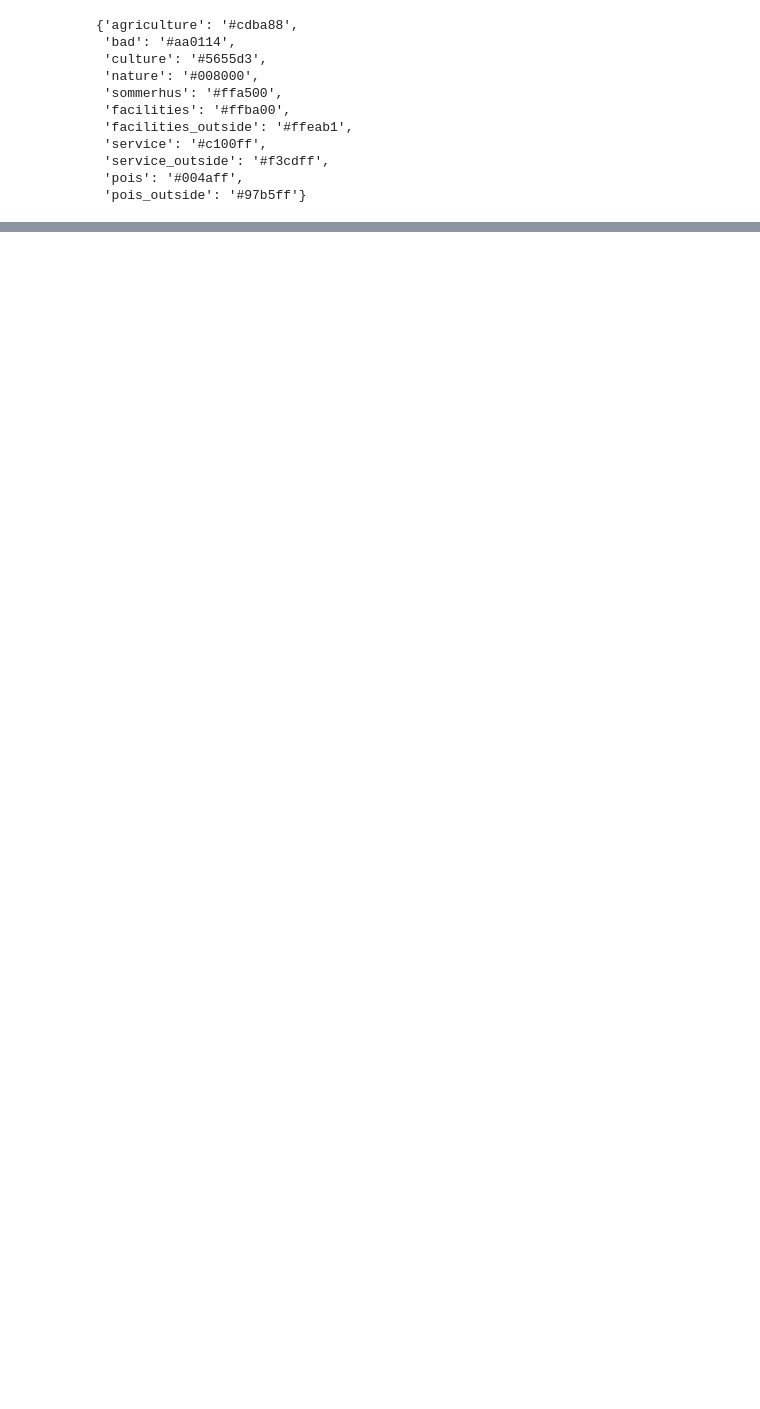
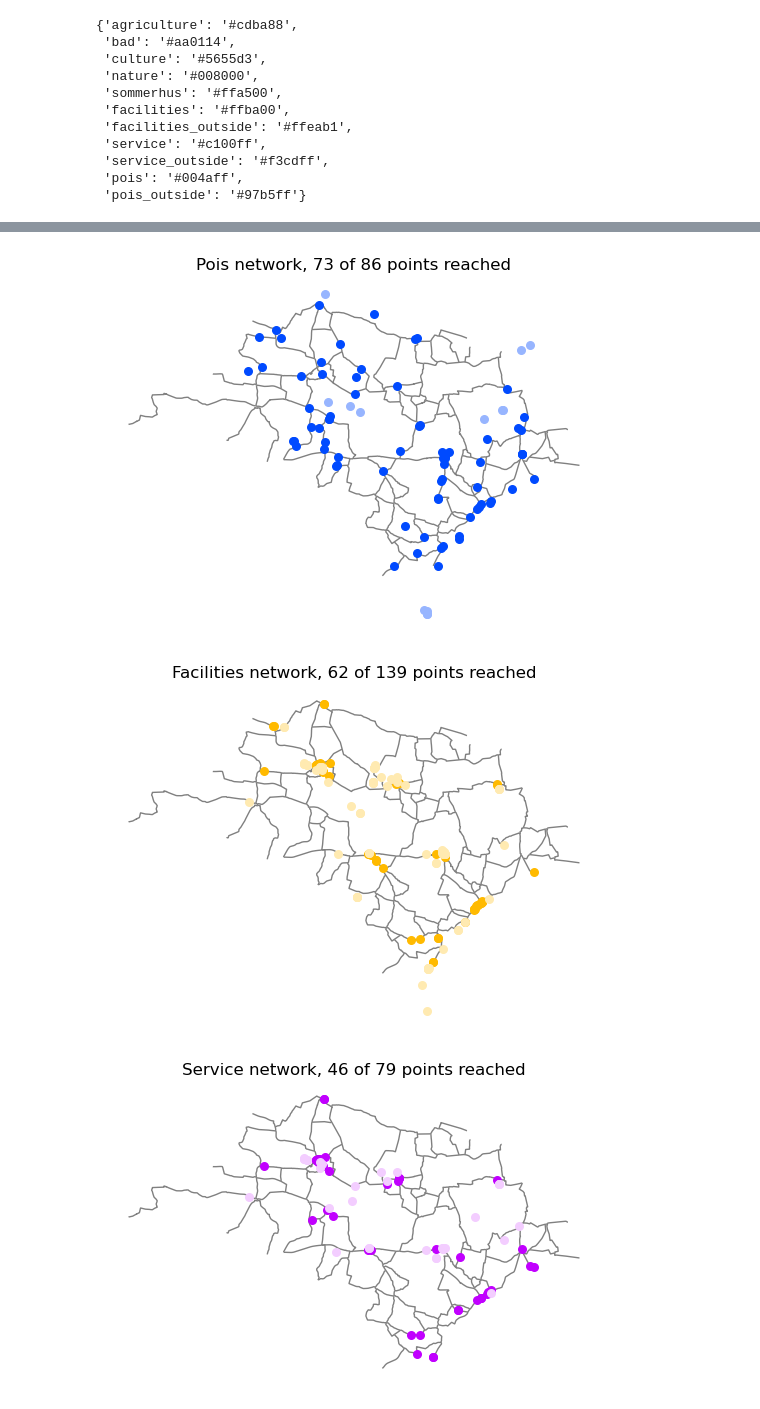
Before and after one commit to anastassiavybornova/knudepunkter, a Jupyter notebook: scripts/07_plot_network_statistics.ipynb, the cells around one changed output, grey strips where cells are left out. Saved outputs shown, nothing was run; the diff lists cells and outputs as text; code cells hidden in the pictures; blank space fills up the shorter version.

```diff
--- a/scripts/07_plot_network_statistics.ipynb
+++ b/scripts/07_plot_network_statistics.ipynb
@@ -299,0 +358,44 @@ fig.savefig(f"../results/plots/evaluation_{study_area}.png", dpi = 300)
+# %%
+# define parameters for all subplots
+my_markersize = 30
+
+for k, v in d["point"].items():
+
+    # initiate plot
+    fig, ax = plt.subplots(1,1, sharex=True, sharey=True)
+
+    edges.plot(
+        ax=ax,
+        zorder = 0,
+        color = "grey",
+        linewidth = 1,
+        linestyle = "-"
+        )
+    for sub_k, sub_v in v.items():
+        if sub_k == "outside":
+            v[sub_k].plot(
+                ax=ax,
+                zorder = 1,
+                color = colors[k+"_"+sub_k],
+                markersize = my_markersize
+                )
+        else:
+            v[sub_k].plot(
+                ax=ax,
+                zorder = 1,
+                color = colors[k],
+                markersize = my_markersize
+                )
+
+    ax.set_axis_off()
+    reached = len(v["within"])
+    total = len(v["within"]) + len(v["outside"])
+    ax.set_title(f"{k.capitalize()} network, {reached} of {total} points reached")
+
+    plt.show()
+
+    fig.savefig(f"../results/plots/{k}.png", dpi = 300, bbox_inches = "tight")
+# %% [output]
+[figure, added]
+[figure, added]
+[figure, added]
```
Also changed, not shown: parts of 8 cells of this notebook.
